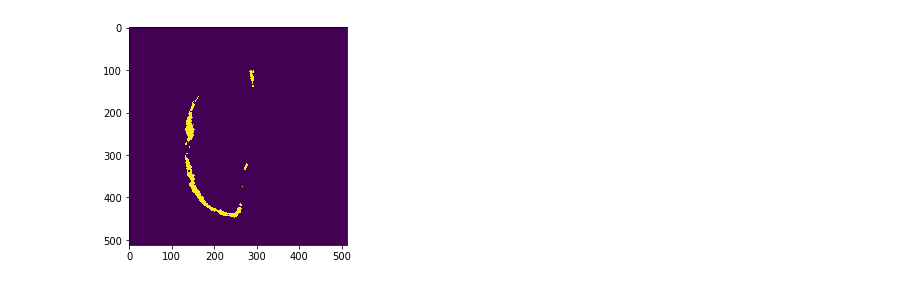
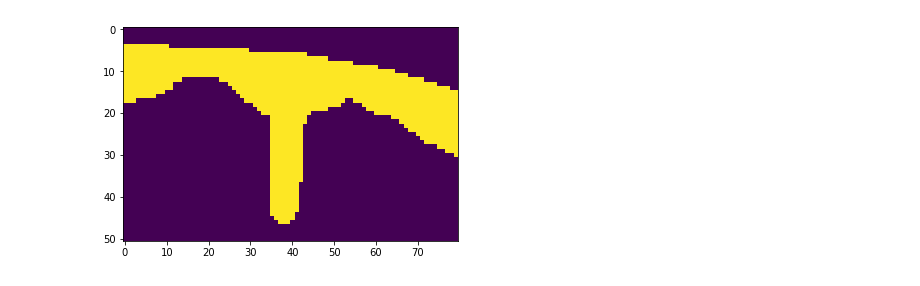
Before and after one commit to fair77637/DC-Project-Master, a Jupyter notebook: cleancode/Basics.ipynb, the cells around one changed output. Saved outputs shown, nothing was run; the diff lists cells and outputs as text; code cells hidden in the pictures.

```diff
--- a/cleancode/Basics.ipynb
+++ b/cleancode/Basics.ipynb
@@ -283,7 +30,0 @@ skin_mask.min()
-# %%
-#skull
-skull_mask = array1>84.0 #boolea
-array2 = np.multiply(array1, (array1<84.0).astype(int))
-#array2(0,84), skull_mask>84
-plt.imshow(skull_mask[:,:,55])
-plt.show()
@@ -419,5 +31,7 @@ plt.show()
-# %%
-plt.imshow(hmask[:,:,70])
-plt.show()
-# %% [output]
-[figure, removed]
+# %%
+im = skull_mask[:,:,65]
+ROI = im[55:106,250:330]
+plt.imshow(ROI)
+plt.show()
+# %% [output]
+[figure, added]
```
Also changed, not shown: parts of 55 cells of this notebook, 1 other file.
